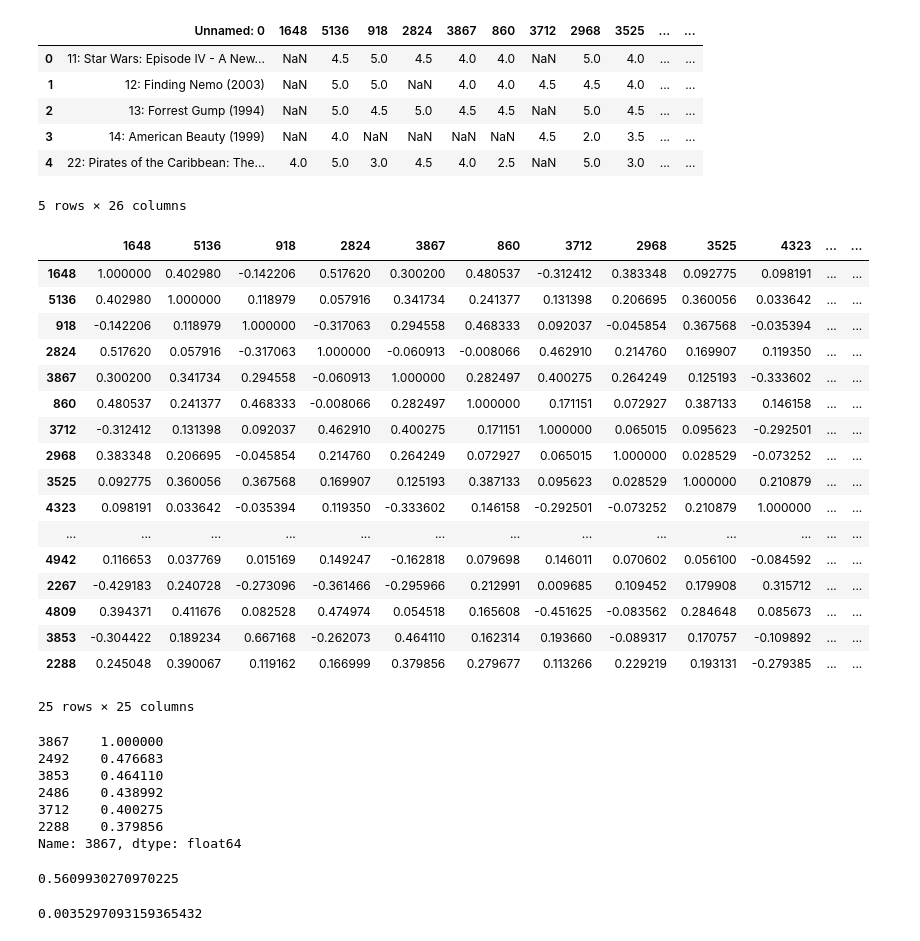
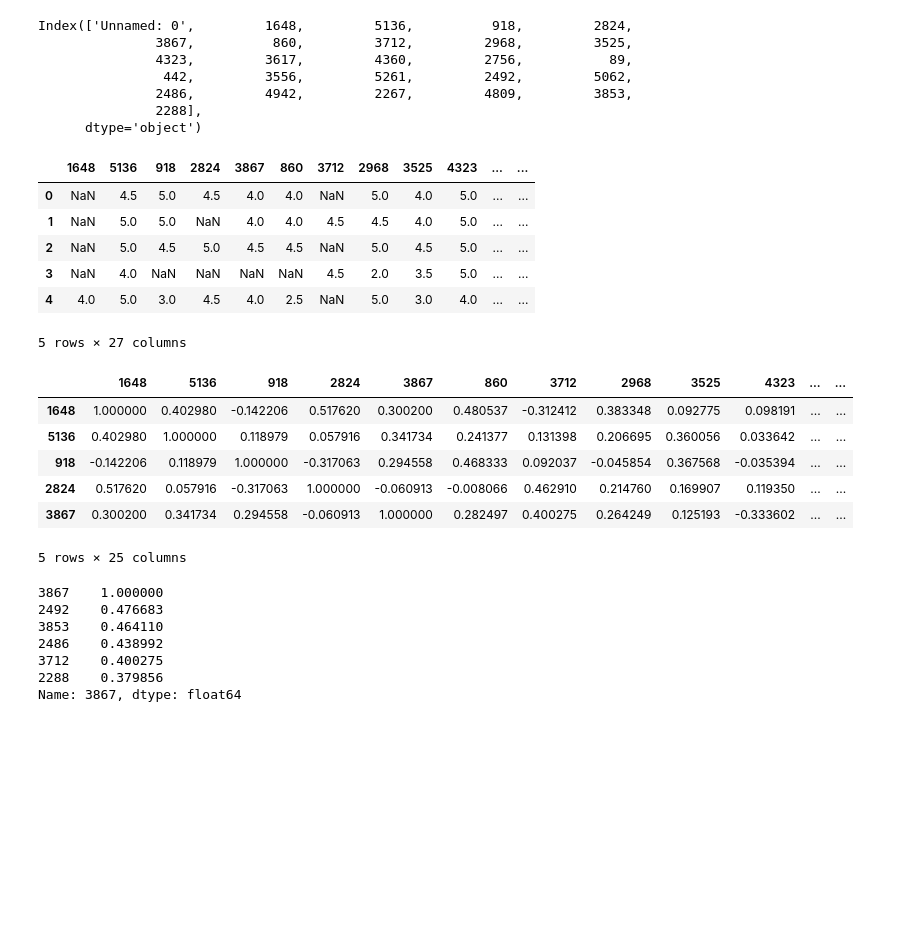
Before and after one commit to ali-d-nasseri/Recommender-System, a Jupyter notebook: Coursera Notes/Coursera project.ipynb, the cells around one changed output. Saved outputs shown, nothing was run; the diff lists cells and outputs as text; code cells hidden in the pictures; blank space fills up the shorter version.

```diff
--- a/Coursera Notes/Coursera project.ipynb
+++ b/Coursera Notes/Coursera project.ipynb
@@ -4,37 +4,48 @@ import pandas as pd
 # %%
 df = pd.read_excel('UUCF Assignment Spreadsheet.xls')
 # %%
-df.head()
+df.columns
 # %% [output]
-|  | Unnamed: 0 | 1648 | 5136 | 918 | 2824 | 3867 | 860 | 3712 | 2968 | 3525 | ... | ... |
-| 0 | 11: Star Wars: Episode IV - A New... | NaN | 4.5 | 5.0 | 4.5 | 4.0 | 4.0 | NaN | 5.0 | 4.0 | ... | ... |
-| 1 | 12: Finding Nemo (2003) | NaN | 5.0 | 5.0 | NaN | 4.0 | 4.0 | 4.5 | 4.5 | 4.0 | ... | ... |
-| 2 | 13: Forrest Gump (1994) | NaN | 5.0 | 4.5 | 5.0 | 4.5 | 4.5 | NaN | 5.0 | 4.5 | ... | ... |
-| 3 | 14: American Beauty (1999) | NaN | 4.0 | NaN | NaN | NaN | NaN | 4.5 | 2.0 | 3.5 | ... | ... |
-| 4 | 22: Pirates of the Caribbean: The... | 4.0 | 5.0 | 3.0 | 4.5 | 4.0 | 2.5 | NaN | 5.0 | 3.0 | ... | ... |
-5 rows × 26 columns
+Index(['Unnamed: 0',         1648,         5136,          918,         2824,
+               3867,          860,         3712,         2968,         3525,
+               4323,         3617,         4360,         2756,           89,
+                442,         3556,         5261,         2492,         5062,
+               2486,         4942,         2267,         4809,         3853,
+               2288],
+      dtype='object')
+# %%
+movie_id = []
+movie_title = []
+for title in df['Unnamed: 0']:
+    tit = title.split(':')
+    movie_id.append(tit[0])
+    movie_title.append(tit[1])
+# %%
+df['Movie_Id'] = movie_id
+df['Movie_title'] = movie_title
+# %%
+df.drop(columns = 'Unnamed: 0', inplace = True)
+# %%
+df.head()
+# %% [output]
+|  | 1648 | 5136 | 918 | 2824 | 3867 | 860 | 3712 | 2968 | 3525 | 4323 | ... | ... |
+| 0 | NaN | 4.5 | 5.0 | 4.5 | 4.0 | 4.0 | NaN | 5.0 | 4.0 | 5.0 | ... | ... |
+| 1 | NaN | 5.0 | 5.0 | NaN | 4.0 | 4.0 | 4.5 | 4.5 | 4.0 | 5.0 | ... | ... |
+| 2 | NaN | 5.0 | 4.5 | 5.0 | 4.5 | 4.5 | NaN | 5.0 | 4.5 | 5.0 | ... | ... |
+| 3 | NaN | 4.0 | NaN | NaN | NaN | NaN | 4.5 | 2.0 | 3.5 | 5.0 | ... | ... |
+| 4 | 4.0 | 5.0 | 3.0 | 4.5 | 4.0 | 2.5 | NaN | 5.0 | 3.0 | 4.0 | ... | ... |
+5 rows × 27 columns
 # %%
 df1 = df.corr()
-df1
+df1.head()
 # %% [output]
 |  | 1648 | 5136 | 918 | 2824 | 3867 | 860 | 3712 | 2968 | 3525 | 4323 | ... | ... |
 | 1648 | 1.000000 | 0.402980 | -0.142206 | 0.517620 | 0.300200 | 0.480537 | -0.312412 | 0.383348 | 0.092775 | 0.098191 | ... | ... |
 | 5136 | 0.402980 | 1.000000 | 0.118979 | 0.057916 | 0.341734 | 0.241377 | 0.131398 | 0.206695 | 0.360056 | 0.033642 | ... | ... |
 | 918 | -0.142206 | 0.118979 | 1.000000 | -0.317063 | 0.294558 | 0.468333 | 0.092037 | -0.045854 | 0.367568 | -0.035394 | ... | ... |
 | 2824 | 0.517620 | 0.057916 | -0.317063 | 1.000000 | -0.060913 | -0.008066 | 0.462910 | 0.214760 | 0.169907 | 0.119350 | ... | ... |
 | 3867 | 0.300200 | 0.341734 | 0.294558 | -0.060913 | 1.000000 | 0.282497 | 0.400275 | 0.264249 | 0.125193 | -0.333602 | ... | ... |
-| 860 | 0.480537 | 0.241377 | 0.468333 | -0.008066 | 0.282497 | 1.000000 | 0.171151 | 0.072927 | 0.387133 | 0.146158 | ... | ... |
-| 3712 | -0.312412 | 0.131398 | 0.092037 | 0.462910 | 0.400275 | 0.171151 | 1.000000 | 0.065015 | 0.095623 | -0.292501 | ... | ... |
-| 2968 | 0.383348 | 0.206695 | -0.045854 | 0.214760 | 0.264249 | 0.072927 | 0.065015 | 1.000000 | 0.028529 | -0.073252 | ... | ... |
-| 3525 | 0.092775 | 0.360056 | 0.367568 | 0.169907 | 0.125193 | 0.387133 | 0.095623 | 0.028529 | 1.000000 | 0.210879 | ... | ... |
-| 4323 | 0.098191 | 0.033642 | -0.035394 | 0.119350 | -0.333602 | 0.146158 | -0.292501 | -0.073252 | 0.210879 | 1.000000 | ... | ... |
-| ... | ... | ... | ... | ... | ... | ... | ... | ... | ... | ... | ... | ... |
-| 4942 | 0.116653 | 0.037769 | 0.015169 | 0.149247 | -0.162818 | 0.079698 | 0.146011 | 0.070602 | 0.056100 | -0.084592 | ... | ... |
-| 2267 | -0.429183 | 0.240728 | -0.273096 | -0.361466 | -0.295966 | 0.212991 | 0.009685 | 0.109452 | 0.179908 | 0.315712 | ... | ... |
-| 4809 | 0.394371 | 0.411676 | 0.082528 | 0.474974 | 0.054518 | 0.165608 | -0.451625 | -0.083562 | 0.284648 | 0.085673 | ... | ... |
-| 3853 | -0.304422 | 0.189234 | 0.667168 | -0.262073 | 0.464110 | 0.162314 | 0.193660 | -0.089317 | 0.170757 | -0.109892 | ... | ... |
-| 2288 | 0.245048 | 0.390067 | 0.119162 | 0.166999 | 0.379856 | 0.279677 | 0.113266 | 0.229219 | 0.193131 | -0.279385 | ... | ... |
-25 rows × 25 columns
+5 rows × 25 columns
 # %%
 top5_neigbors =df1[3867].sort_values(ascending = False).head(6)
 top5_neigbors
@@ -46,13 +57,3 @@ top5_neigbors
 3712    0.400275
 2288    0.379856
 Name: 3867, dtype: float64
-# %%
-import scipy.stats
-x , y = scipy.stats.pearsonr(df1[3867], df1[2492])
-x
-# %% [output]
-0.5609930270970225
-# %%
-y
-# %% [output]
-0.0035297093159365432
```
Also changed, not shown: parts of 14 cells of this notebook.
